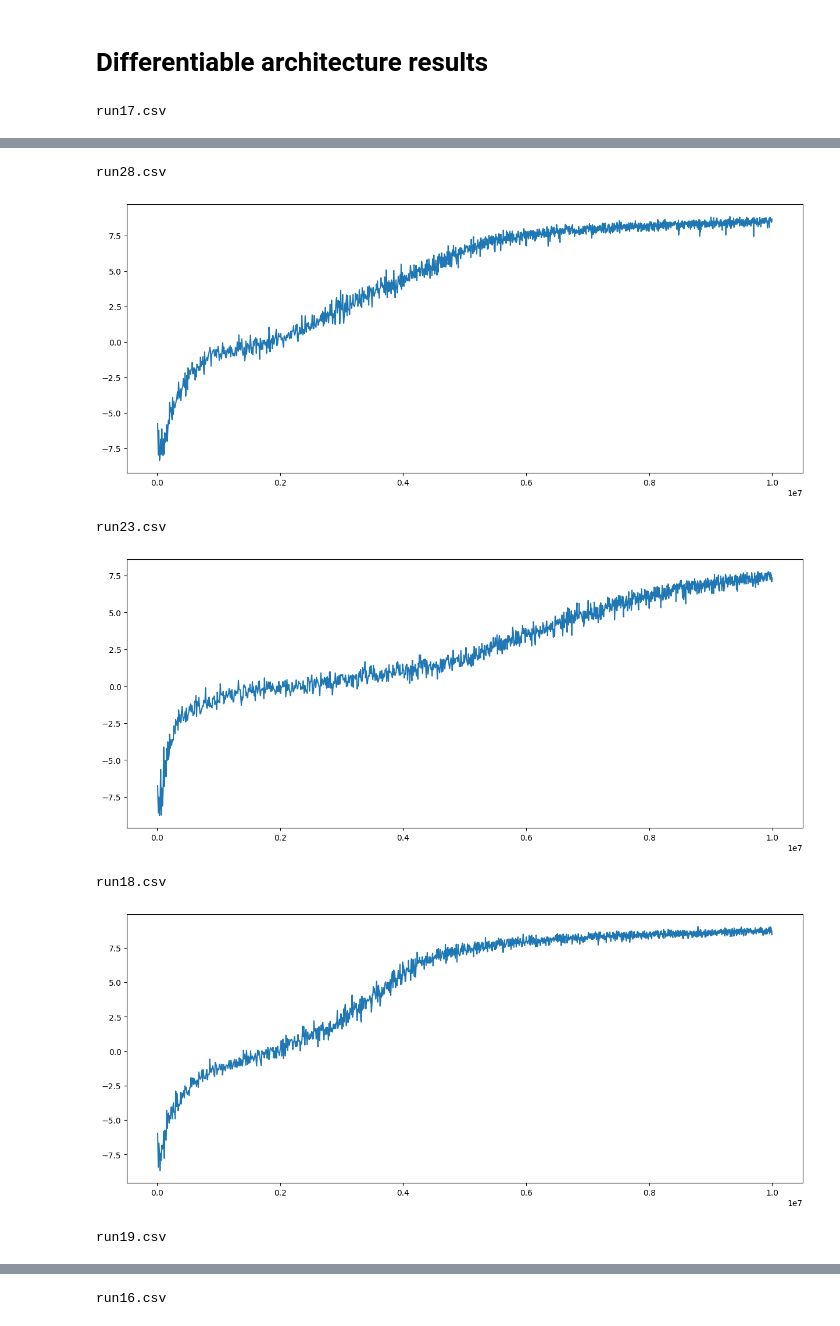
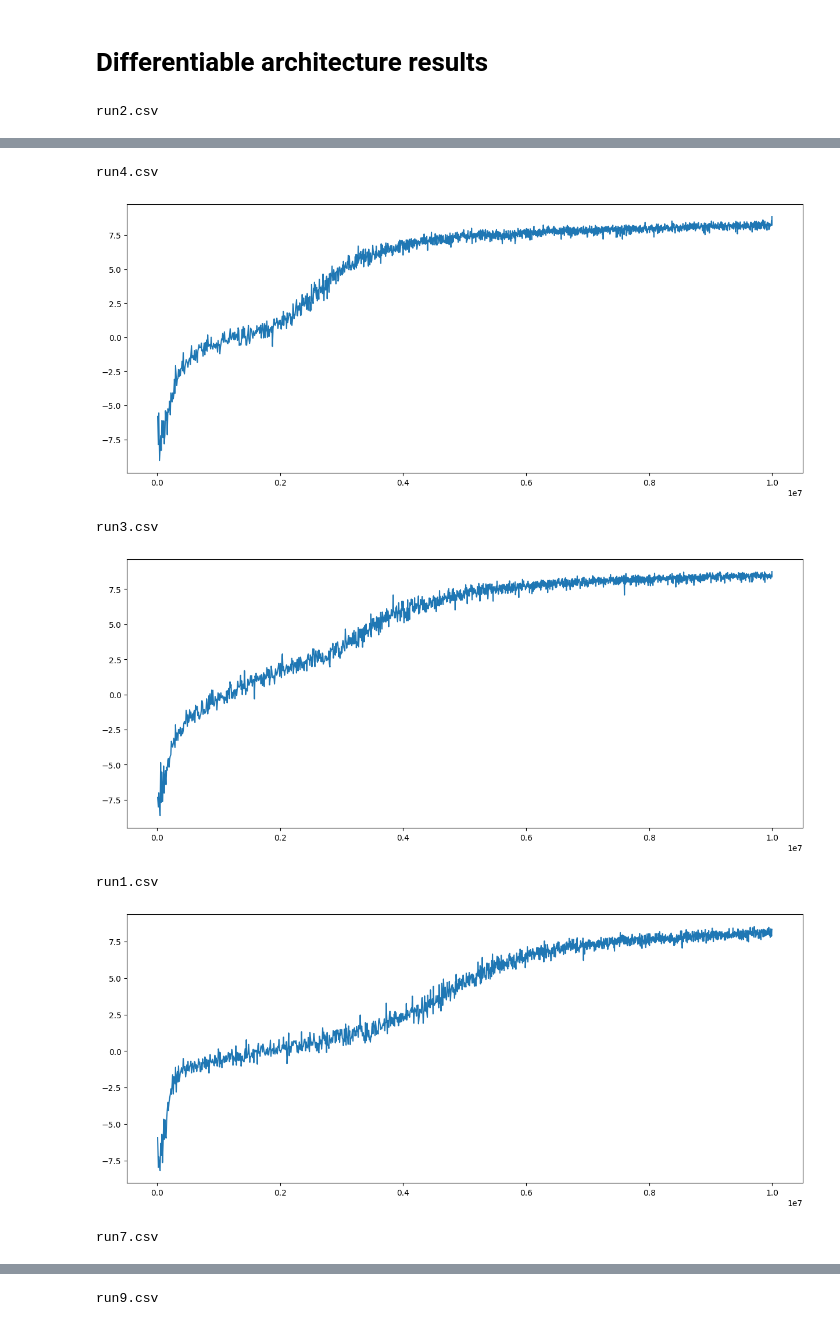
Before and after one commit to Maxtoq/MADRL-PhD-Thesis-Code, a Jupyter notebook: results/LAMARL Graphs.ipynb, the cells around one changed output, grey strips where cells are left out. Saved outputs shown, nothing was run; the diff lists cells and outputs as text; code cells hidden in the pictures.

```diff
--- a/results/LAMARL Graphs.ipynb
+++ b/results/LAMARL Graphs.ipynb
@@ -350,6 +350,6 @@ ad_no_12[ad_no_12["Step"] == 25000]
 # %% [markdown]
 # Differentiable architecture results
 # %%
-load_plot_runs("../models/magym_PredPrey_new/9o5SA_Diff_noc/train_data/", "Episode return")
+load_plot_runs("../models/magym_PredPrey_new/9o5SA_Diff_edl/train_data/", "Episode return")
 # %% [output]
-run17.csv
+run2.csv
@@ -357,7 +357,7 @@ run17.csv
-run28.csv
+run4.csv
-[figure, old version]
+[figure, new version]
-run23.csv
+run3.csv
-[figure, old version]
+[figure, new version]
-run18.csv
+run1.csv
-[figure, old version]
+[figure, new version]
-run19.csv
+run7.csv
@@ -365 +365 @@ run19.csv
-run16.csv
+run9.csv
```
Also changed, not shown: parts of 2 cells of this notebook, 4 other files.
